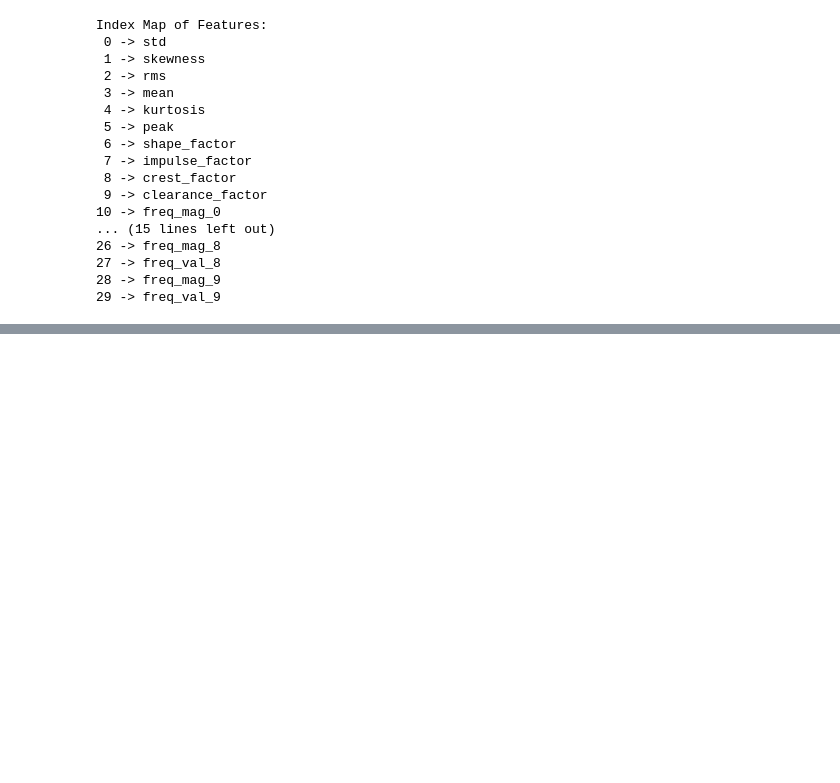
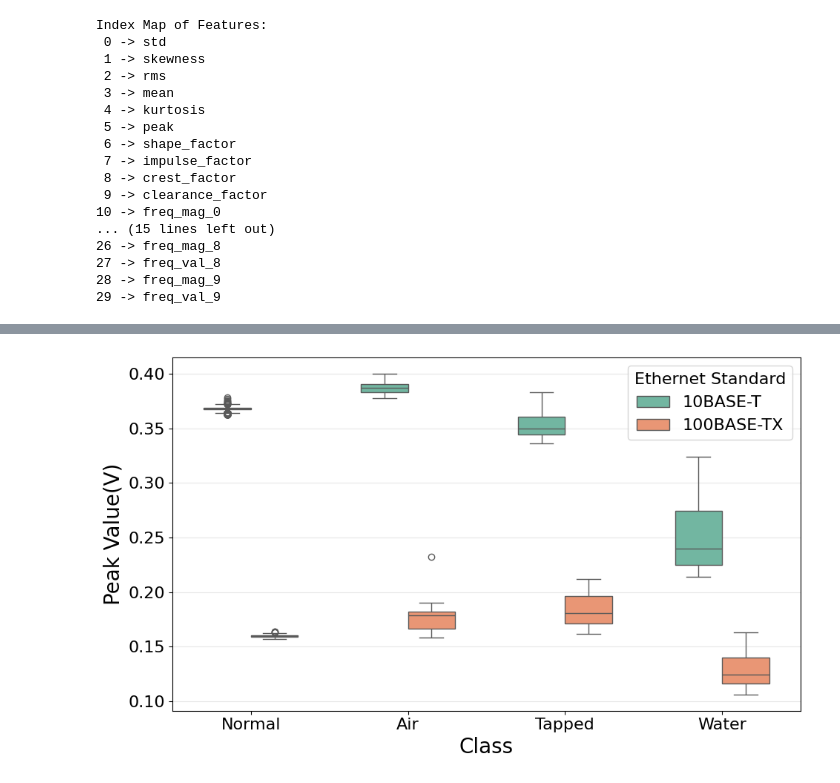
Before and after one commit to amitduwal/edge-ml-cable-anomaly, a Jupyter notebook: notebooks/ml/anova.ipynb, the cells around one changed output, grey strips where cells are left out. Cells and saved outputs as stored; diff of their text form; code cells hidden in the pictures; blank space fills up the shorter version.

```diff
--- a/notebooks/ml/anova.ipynb
+++ b/notebooks/ml/anova.ipynb
@@ -182,0 +223,86 @@ Index Map of Features:
+# %%
+from enum import Enum
+import h5py
+import matplotlib.pyplot as plt
+import numpy as np
+import pandas as pd
+import seaborn as sns
+
+
+class ChannelCondition(Enum):
+    NORMAL = 0
+    AIR = 1
+    WATER = 2
+    TAPPED = 3
+
+
+label_map = {
+    ChannelCondition.NORMAL.value: "Normal",
+    ChannelCondition.AIR.value: "Air",
+    ChannelCondition.WATER.value: "Water",
+    ChannelCondition.TAPPED.value: "Tapped",
+}
+
+# --- 1. Load and process 10BASE-T Data ---
+with h5py.File(r"E:\Thesis\thesis_code\data\rp\10Mbps_features.h5", "r") as f:
+    X_10bt = np.array(f["features"])  # Features shape: (N, features)
+    y_10bt = np.array(f["label_type"]).flatten()  # Flatten to ensure 1D array
+
+df_10bt = pd.DataFrame(
+    {
+        "Class": [label_map[label] for label in y_10bt],
+        "Peak Value(V)": X_10bt[:, 5],  # Extract peak feature (index 5)
+        "Standard": "10BASE-T",
+    }
+)
+
+# --- 2. Load and process 10BASE-TX Data ---
+with h5py.File(r"E:\Thesis\thesis_code\data\rp\100Mbps_features.h5", "r") as f:
+    X_100tx = np.array(f["features"])
+    y_100tx = np.array(f["label_type"]).flatten()
+
+df_100tx = pd.DataFrame(
+    {
+        "Class": [label_map[label] for label in y_100tx],
+        "Peak Value(V)": X_100tx[:, 5],
+        "Standard": "100BASE-TX",
+    }
+)
+
+# --- 3. Combine DataFrames ---
+df_combined = pd.concat([df_10bt, df_100tx], ignore_index=True)
+
+# --- 4. Plot Grouped Boxplot ---
+plt.figure(figsize=(10, 6))
+
+# Set all matplotlib fonts to 16
+plt.rcParams.update({"font.size": 20})
+
+
+sns.boxplot(
+    data=df_combined,
+    x="Class",
+    y="Peak Value(V)",
+    hue="Standard",
+    palette="Set2",
+    width=0.6,
+)
+
+plt.xlabel("Class", fontsize=20)
+plt.ylabel("Peak Value(V)", fontsize=20)
+
+plt.xticks(fontsize=16)
+plt.yticks(fontsize=16)
+
+plt.legend(
+    title="Ethernet Standard",
+    fontsize=16,
+    title_fontsize=16
+)
+
+plt.grid(True, axis="y", alpha=0.3)
+
+plt.tight_layout()
+plt.show()
+# %% [output]
+[figure, added]
```
Also changed, not shown: parts of 3 cells of this notebook, 9 other files.
